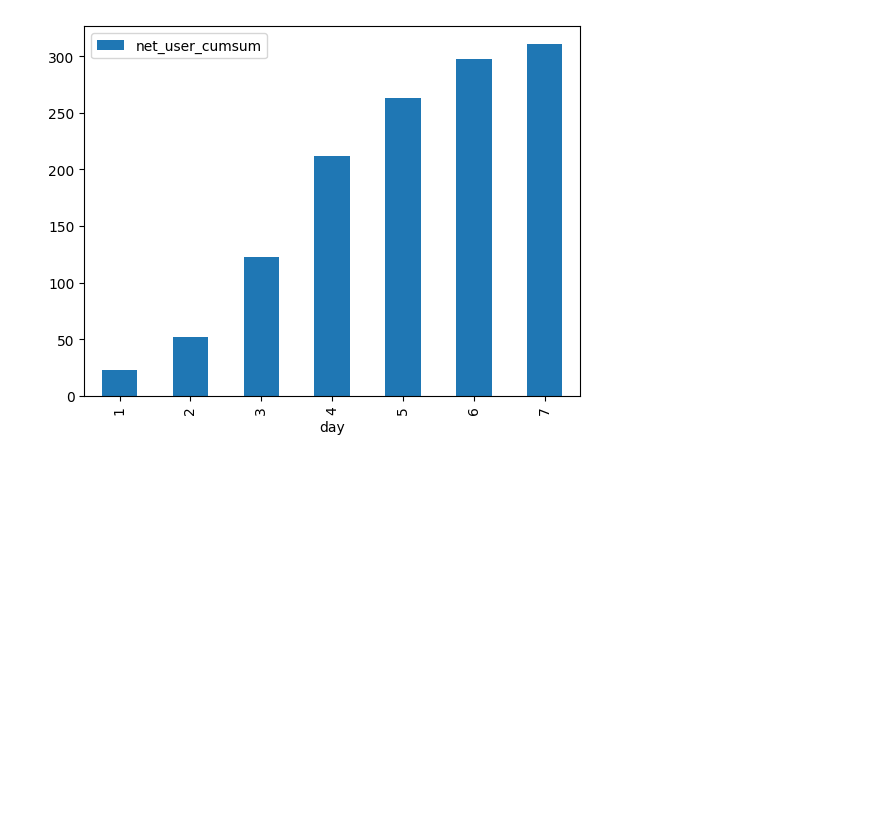
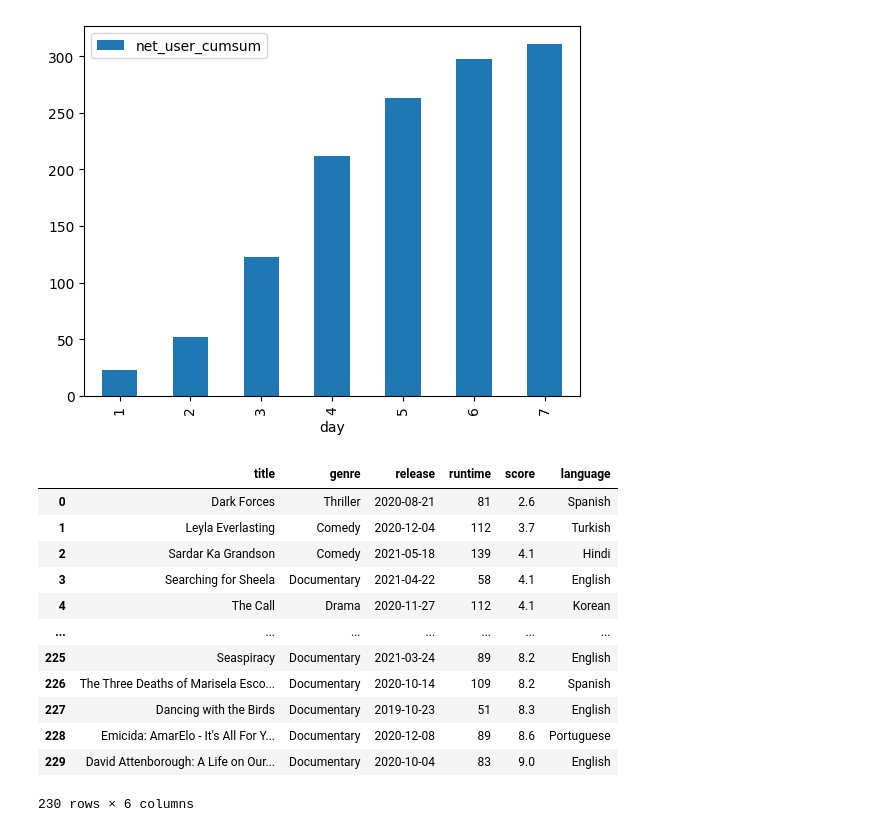
Before and after one commit to sherry-shlee/python-sandbox, a Jupyter notebook: kdc-stat.ipynb, the cells around one changed output. Saved outputs shown, nothing was run; the diff lists cells and outputs as text; code cells hidden in the pictures; blank space fills up the shorter version.

```diff
--- a/kdc-stat.ipynb
+++ b/kdc-stat.ipynb
@@ -66,3 +69,21 @@ user_df.plot(x='day', y='net_user_cumsum', kind='bar')
 # %% [output]
 <Axes: xlabel='day'>
 [figure]
+# %%
+import pandas as pd
+
+df = pd.read_csv('https://raw.githubusercontent.com/sherry-shlee/python-sandbox/main/kdc-dataset/netflix.csv')
+# %% [output]
+|  | title | genre | release | runtime | score | language |
+| 0 | Dark Forces | Thriller | 2020-08-21 | 81 | 2.6 | Spanish |
+| 1 | Leyla Everlasting | Comedy | 2020-12-04 | 112 | 3.7 | Turkish |
+| 2 | Sardar Ka Grandson | Comedy | 2021-05-18 | 139 | 4.1 | Hindi |
+| 3 | Searching for Sheela | Documentary | 2021-04-22 | 58 | 4.1 | English |
+| 4 | The Call | Drama | 2020-11-27 | 112 | 4.1 | Korean |
+| ... | ... | ... | ... | ... | ... | ... |
+| 225 | Seaspiracy | Documentary | 2021-03-24 | 89 | 8.2 | English |
+| 226 | The Three Deaths of Marisela Esco... | Documentary | 2020-10-14 | 109 | 8.2 | Spanish |
+| 227 | Dancing with the Birds | Documentary | 2019-10-23 | 51 | 8.3 | English |
+| 228 | Emicida: AmarElo - It's All For Y... | Documentary | 2020-12-08 | 89 | 8.6 | Portuguese |
+| 229 | David Attenborough: A Life on Our... | Documentary | 2020-10-04 | 83 | 9.0 | English |
+230 rows × 6 columns
```
Also changed, not shown: parts of 5 cells of this notebook.
